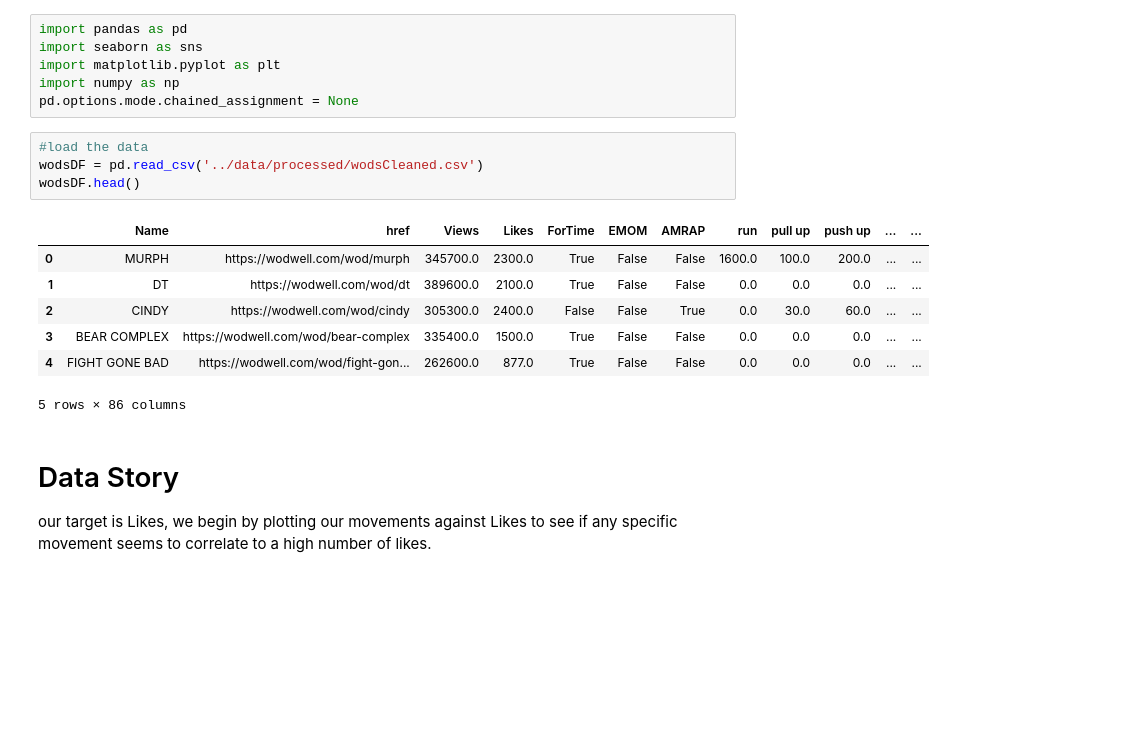
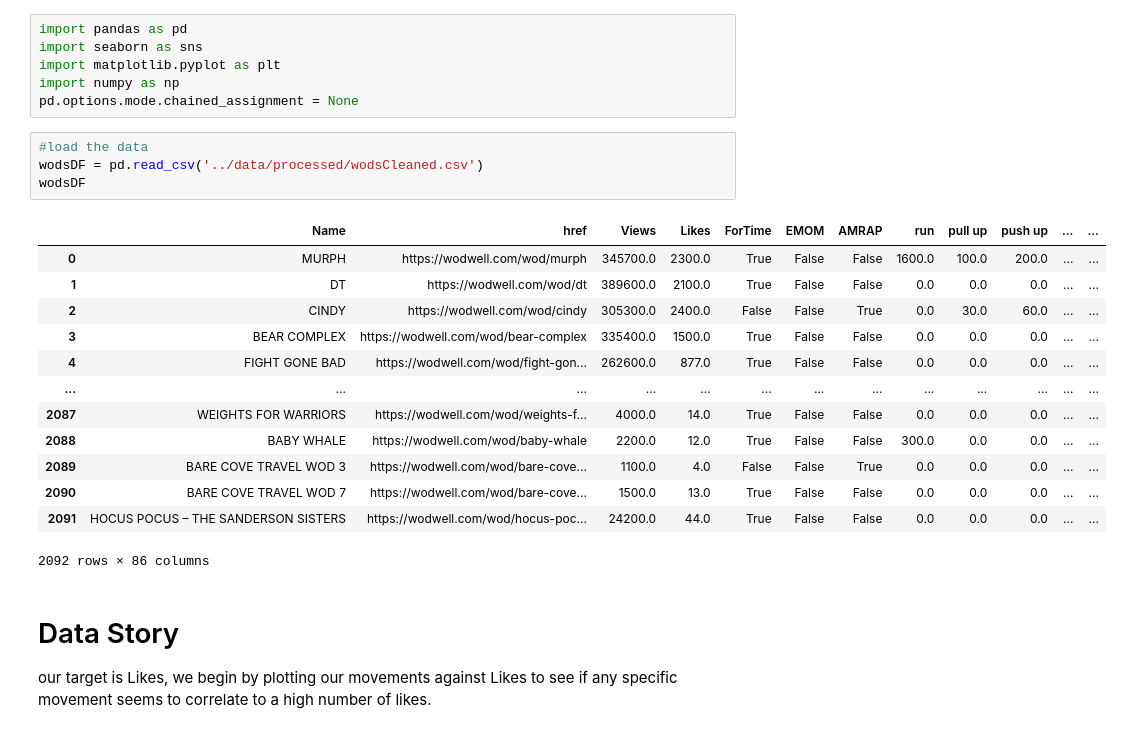
Before and after one commit to theGetz1995/WODWELLWorkoutAnalysis, a Jupyter notebook: notebooks/04 EDA.ipynb, the cells around one changed output. Saved outputs shown, nothing was run; the diff lists cells and outputs as text; blank space fills up the shorter version.

```diff
--- a/notebooks/04 EDA.ipynb
+++ b/notebooks/04 EDA.ipynb
@@ -7,15 +7,21 @@ pd.options.mode.chained_assignment = None
 # %%
 #load the data
 wodsDF = pd.read_csv('../data/processed/wodsCleaned.csv')
-wodsDF.head()
+wodsDF
 # %% [output]
 |  | Name | href | Views | Likes | ForTime | EMOM | AMRAP | run | pull up | push up | ... | ... |
 | 0 | MURPH | https://wodwell.com/wod/murph | 345700.0 | 2300.0 | True | False | False | 1600.0 | 100.0 | 200.0 | ... | ... |
 | 1 | DT | https://wodwell.com/wod/dt | 389600.0 | 2100.0 | True | False | False | 0.0 | 0.0 | 0.0 | ... | ... |
 | 2 | CINDY | https://wodwell.com/wod/cindy | 305300.0 | 2400.0 | False | False | True | 0.0 | 30.0 | 60.0 | ... | ... |
 | 3 | BEAR COMPLEX | https://wodwell.com/wod/bear-complex | 335400.0 | 1500.0 | True | False | False | 0.0 | 0.0 | 0.0 | ... | ... |
 | 4 | FIGHT GONE BAD | https://wodwell.com/wod/fight-gon... | 262600.0 | 877.0 | True | False | False | 0.0 | 0.0 | 0.0 | ... | ... |
+| ... | ... | ... | ... | ... | ... | ... | ... | ... | ... | ... | ... | ... |
+| 2087 | WEIGHTS FOR WARRIORS | https://wodwell.com/wod/weights-f... | 4000.0 | 14.0 | True | False | False | 0.0 | 0.0 | 0.0 | ... | ... |
+| 2088 | BABY WHALE | https://wodwell.com/wod/baby-whale | 2200.0 | 12.0 | True | False | False | 300.0 | 0.0 | 0.0 | ... | ... |
+| 2089 | BARE COVE TRAVEL WOD 3 | https://wodwell.com/wod/bare-cove... | 1100.0 | 4.0 | False | False | True | 0.0 | 0.0 | 0.0 | ... | ... |
+| 2090 | BARE COVE TRAVEL WOD 7 | https://wodwell.com/wod/bare-cove... | 1500.0 | 13.0 | True | False | False | 0.0 | 0.0 | 0.0 | ... | ... |
+| 2091 | HOCUS POCUS – THE SANDERSON SISTERS | https://wodwell.com/wod/hocus-poc... | 24200.0 | 44.0 | True | False | False | 0.0 | 0.0 | 0.0 | ... | ... |
-5 rows × 86 columns
+2092 rows × 86 columns
 # %% [markdown]
 # Data Story
 
```
Also changed, not shown: parts of 9 cells of this notebook, 1 other file.
